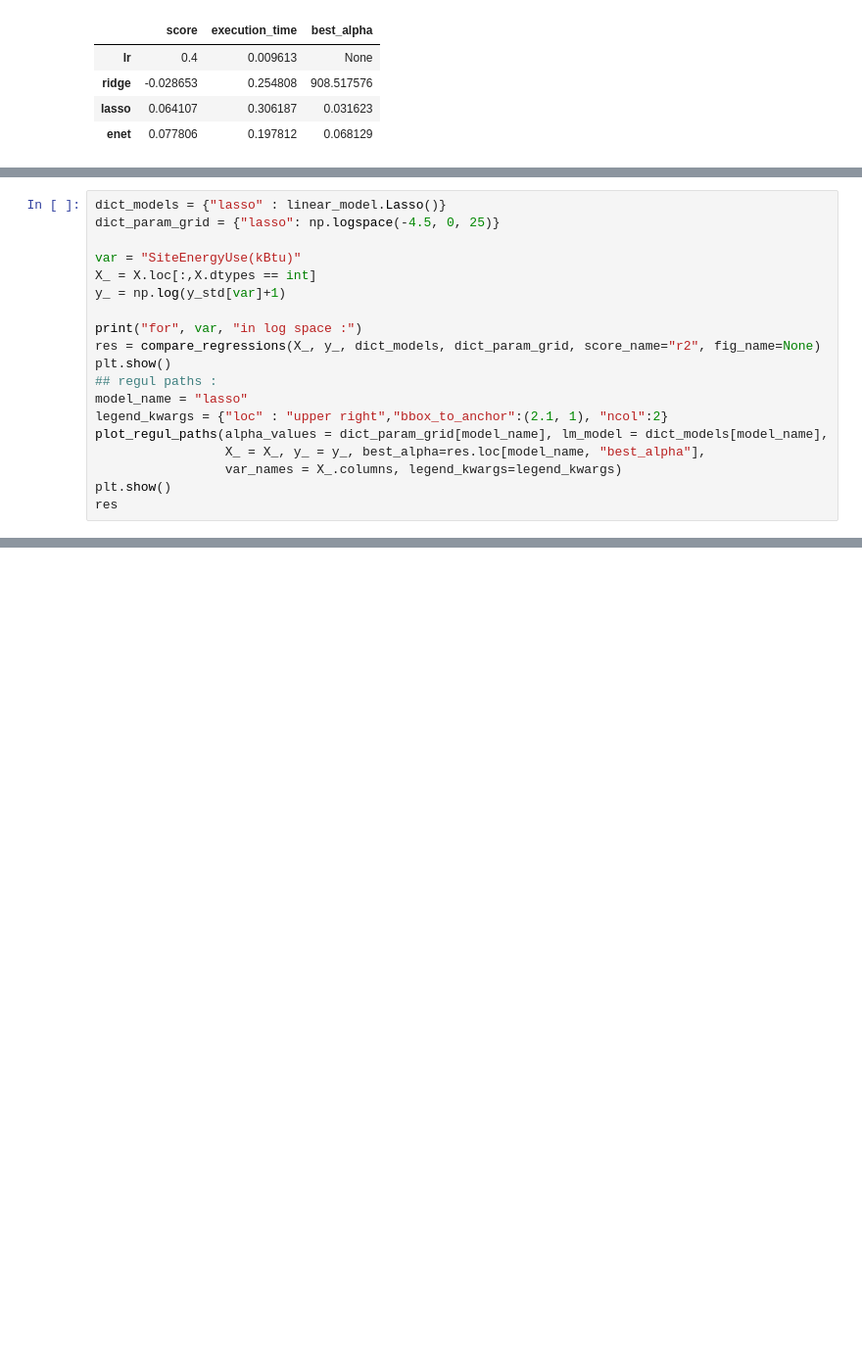
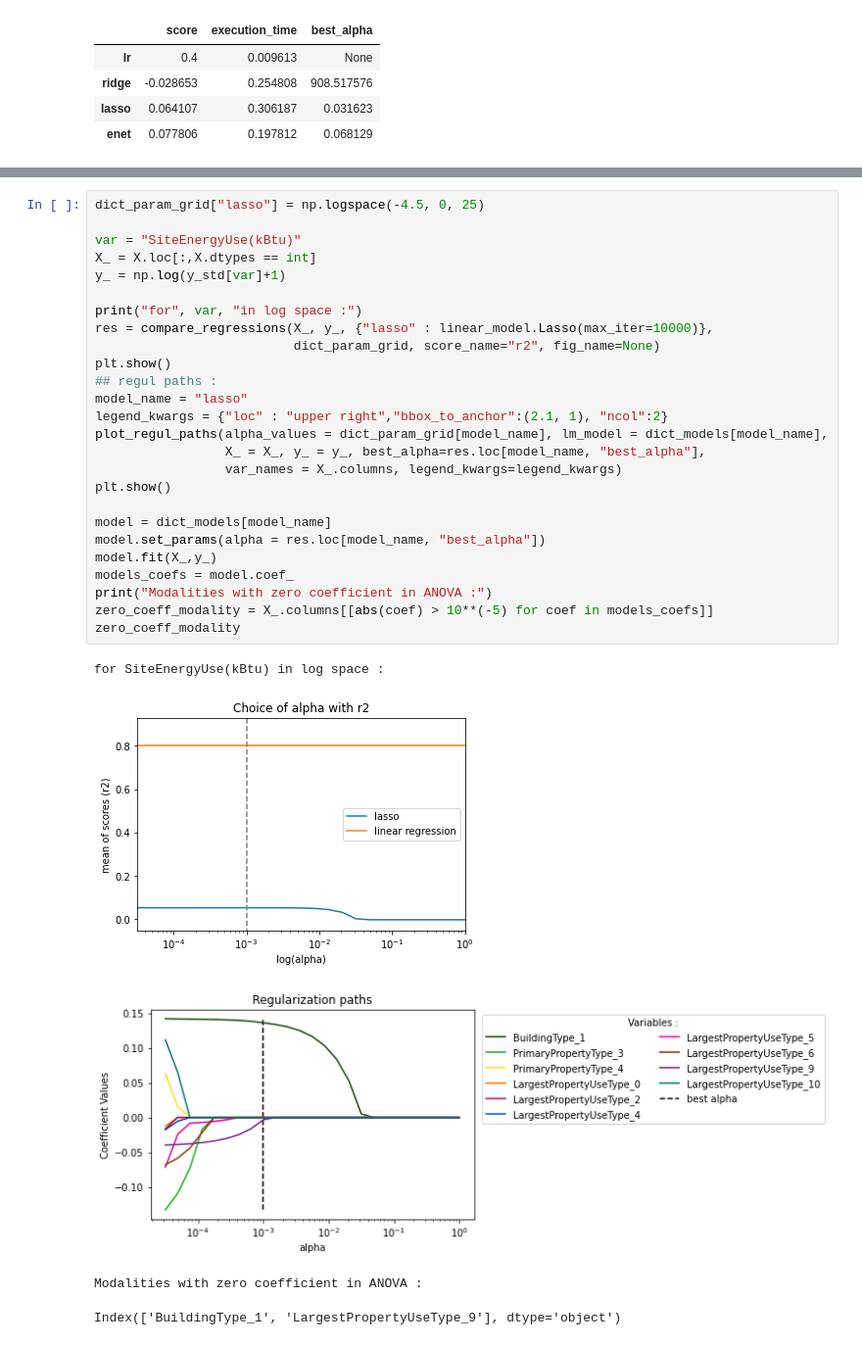
Before and after one commit to ClaireGayral/formation_openclassroom, a Jupyter notebook: P3_gayral_claire/prediction_models.ipynb, the cells around one changed output, grey strips where cells are left out. Shown at 98% size. Cells and saved outputs as stored; diff of their text form; blank space fills up the shorter version.

```diff
--- a/P3_gayral_claire/prediction_models.ipynb
+++ b/P3_gayral_claire/prediction_models.ipynb
@@ -218,19 +122,0 @@ La régression linéaire, même avec pénalisation, ne semble pas produire un mo
-# %%
-dict_models = {"lasso" : linear_model.Lasso()}
-dict_param_grid = {"lasso": np.logspace(-4.5, 0, 25)}
-
-var = "SiteEnergyUse(kBtu)"
-X_ = X.loc[:,X.dtypes == int]
-y_ = np.log(y_std[var]+1)
-
-print("for", var, "in log space :")
-res = compare_regressions(X_, y_, dict_models, dict_param_grid, score_name="r2", fig_name=None)
-plt.show()
-## regul paths :
-model_name = "lasso"
-legend_kwargs = {"loc" : "upper right","bbox_to_anchor":(2.1, 1), "ncol":2}
-plot_regul_paths(alpha_values = dict_param_grid[model_name], lm_model = dict_models[model_name],
-                 X_ = X_, y_ = y_, best_alpha=res.loc[model_name, "best_alpha"],
-                 var_names = X_.columns, legend_kwargs=legend_kwargs)
-plt.show()
-res
@@ -243,0 +125,32 @@ for SiteEnergyUse(kBtu) in log space :
+# %%
+dict_param_grid["lasso"] = np.logspace(-4.5, 0, 25)
+
+var = "SiteEnergyUse(kBtu)"
+X_ = X.loc[:,X.dtypes == int]
+y_ = np.log(y_std[var]+1)
+
+print("for", var, "in log space :")
+res = compare_regressions(X_, y_, {"lasso" : linear_model.Lasso(max_iter=10000)},
+                          dict_param_grid, score_name="r2", fig_name=None)
+plt.show()
+## regul paths :
+model_name = "lasso"
+legend_kwargs = {"loc" : "upper right","bbox_to_anchor":(2.1, 1), "ncol":2}
+plot_regul_paths(alpha_values = dict_param_grid[model_name], lm_model = dict_models[model_name],
+                 X_ = X_, y_ = y_, best_alpha=res.loc[model_name, "best_alpha"],
+                 var_names = X_.columns, legend_kwargs=legend_kwargs)
+plt.show()
+
+model = dict_models[model_name]
+model.set_params(alpha = res.loc[model_name, "best_alpha"])
+model.fit(X_,y_)
+models_coefs = model.coef_
+print("Modalities with zero coefficient in ANOVA :")
+zero_coeff_modality = X_.columns[[abs(coef) > 10**(-5) for coef in models_coefs]]
+zero_coeff_modality
+# %% [output]
+for SiteEnergyUse(kBtu) in log space :
+[figure, added]
+[figure, added]
+Modalities with zero coefficient in ANOVA :
+Index(['BuildingType_1', 'LargestPropertyUseType_9'], dtype='object')
```
Also changed, not shown: parts of 16 cells of this notebook, 1 other file.
